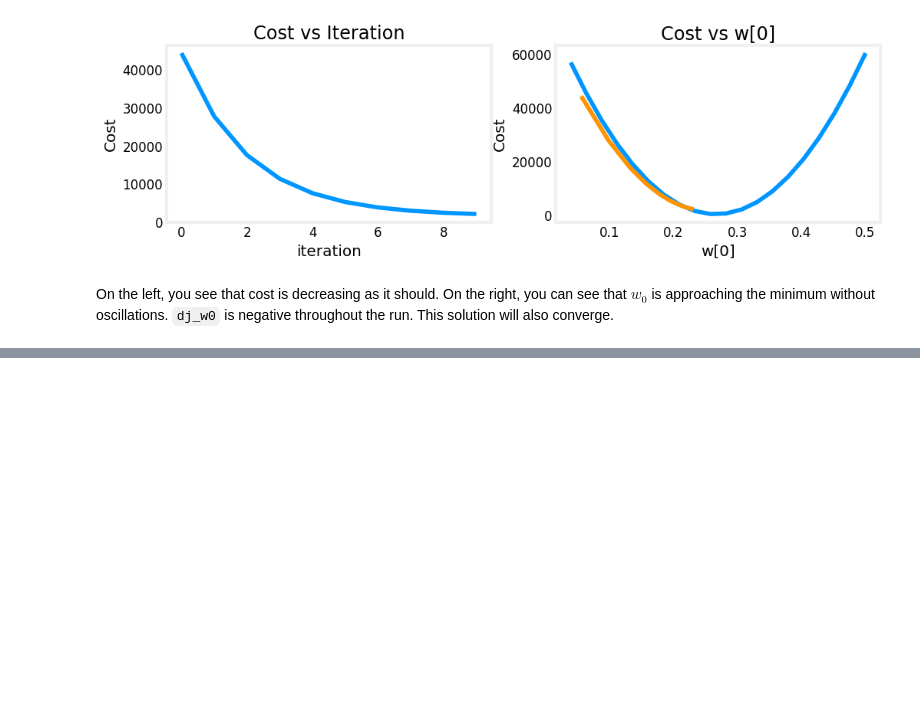
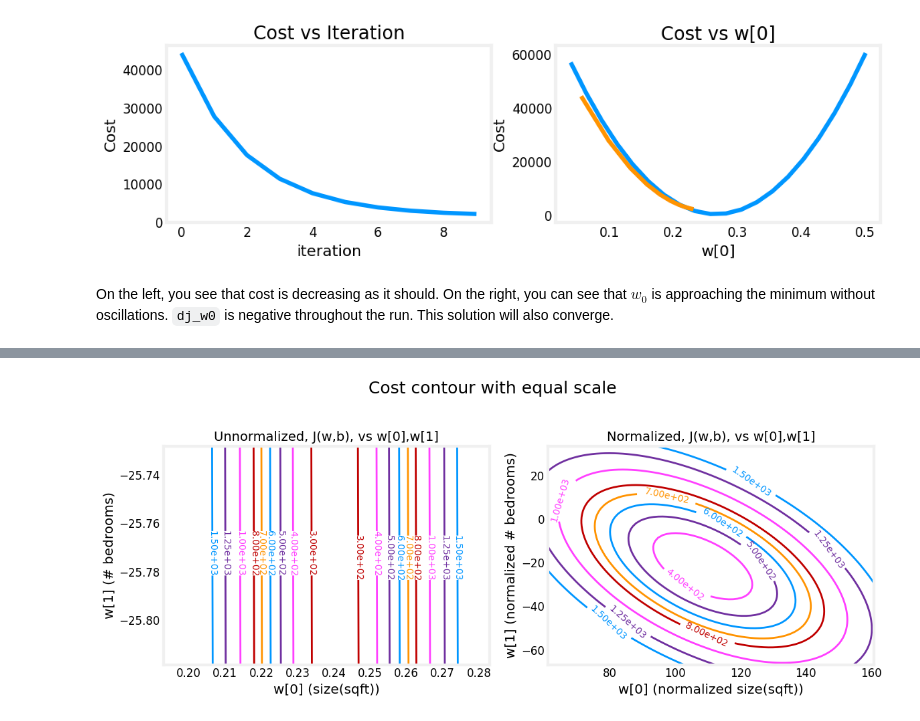
Before and after one commit to SimplifyingElectronics/Supervised-Machine-Learning, a Jupyter notebook: 3_C1_W2_Lab03_Feature_Scaling_and_Learning_Rate_Soln_GD.ipynb, the cells around one changed output, grey strips where cells are left out. Cells and saved outputs as stored; diff of their text form; code cells hidden in the pictures; blank space fills up the shorter version.

```diff
--- a/3_C1_W2_Lab03_Feature_Scaling_and_Learning_Rate_Soln_GD.ipynb
+++ b/3_C1_W2_Lab03_Feature_Scaling_and_Learning_Rate_Soln_GD.ipynb
@@ -199,0 +419,4 @@ If you are interested in the details of why this is the case, click on the 'deta
+# %%
+plt_equal_scale(X_train, X_norm, y_train)
+# %% [output]
+[figure, added]
```
Also changed, not shown: parts of 23 cells of this notebook.
